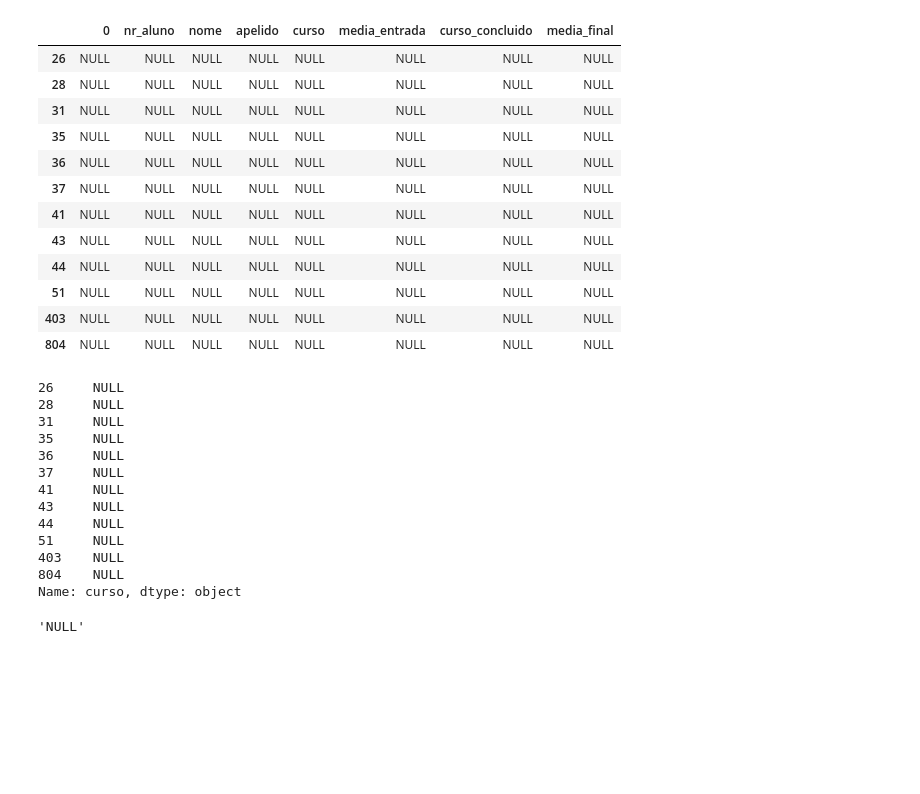
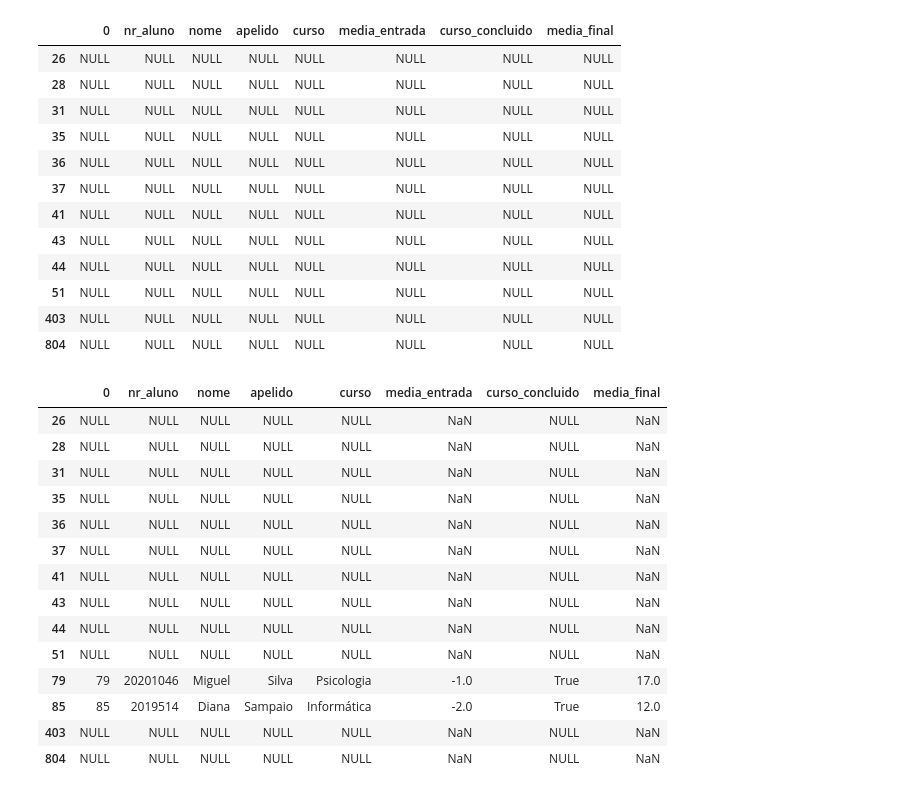
Before and after one commit to YasmymRodrigues/Data_Engineering, a Jupyter notebook: script_dataengineering.ipynb, the cells around one changed output. Cells and saved outputs as stored; diff of their text form; code cells hidden in the pictures; blank space fills up the shorter version.

```diff
--- a/script_dataengineering.ipynb
+++ b/script_dataengineering.ipynb
@@ -89,25 +89,3 @@ df_nulls_
 | 51 | NULL | NULL | NULL | NULL | NULL | NULL | NULL | NULL |
 | 403 | NULL | NULL | NULL | NULL | NULL | NULL | NULL | NULL |
 | 804 | NULL | NULL | NULL | NULL | NULL | NULL | NULL | NULL |
-# %%
-filtered_df = df[df['curso'] == 'NULL']
-curso_null_values = filtered_df['curso']
-curso_null_values
-# %% [output]
-26     NULL
-28     NULL
-31     NULL
-35     NULL
-36     NULL
-37     NULL
-41     NULL
-43     NULL
-44     NULL
-51     NULL
-403    NULL
-804    NULL
-Name: curso, dtype: object
-# %%
-df['nr_aluno'].iloc[26]
-# %% [output]
-'NULL'
@@ -137,0 +92,20 @@ print(df)
+# %%
+df['media_entrada'] = pd.to_numeric(df['media_entrada'], errors='coerce')
+filtered_df_entrada= df[(df['media_entrada'] < 0) | (df['media_entrada'].isnull())]
+filtered_df_entrada
+# %% [output]
+|  | 0 | nr_aluno | nome | apelido | curso | media_entrada | curso_concluido | media_final |
+| 26 | NULL | NULL | NULL | NULL | NULL | NaN | NULL | NaN |
+| 28 | NULL | NULL | NULL | NULL | NULL | NaN | NULL | NaN |
+| 31 | NULL | NULL | NULL | NULL | NULL | NaN | NULL | NaN |
+| 35 | NULL | NULL | NULL | NULL | NULL | NaN | NULL | NaN |
+| 36 | NULL | NULL | NULL | NULL | NULL | NaN | NULL | NaN |
+| 37 | NULL | NULL | NULL | NULL | NULL | NaN | NULL | NaN |
+| 41 | NULL | NULL | NULL | NULL | NULL | NaN | NULL | NaN |
+| 43 | NULL | NULL | NULL | NULL | NULL | NaN | NULL | NaN |
+| 44 | NULL | NULL | NULL | NULL | NULL | NaN | NULL | NaN |
+| 51 | NULL | NULL | NULL | NULL | NULL | NaN | NULL | NaN |
+| 79 | 79 | 20201046 | Miguel | Silva | Psicologia | -1.0 | True | 17.0 |
+| 85 | 85 | 2019514 | Diana | Sampaio | Informática | -2.0 | True | 12.0 |
+| 403 | NULL | NULL | NULL | NULL | NULL | NaN | NULL | NaN |
+| 804 | NULL | NULL | NULL | NULL | NULL | NaN | NULL | NaN |
```
Also changed, not shown: parts of 8 cells of this notebook, 1 other file.
